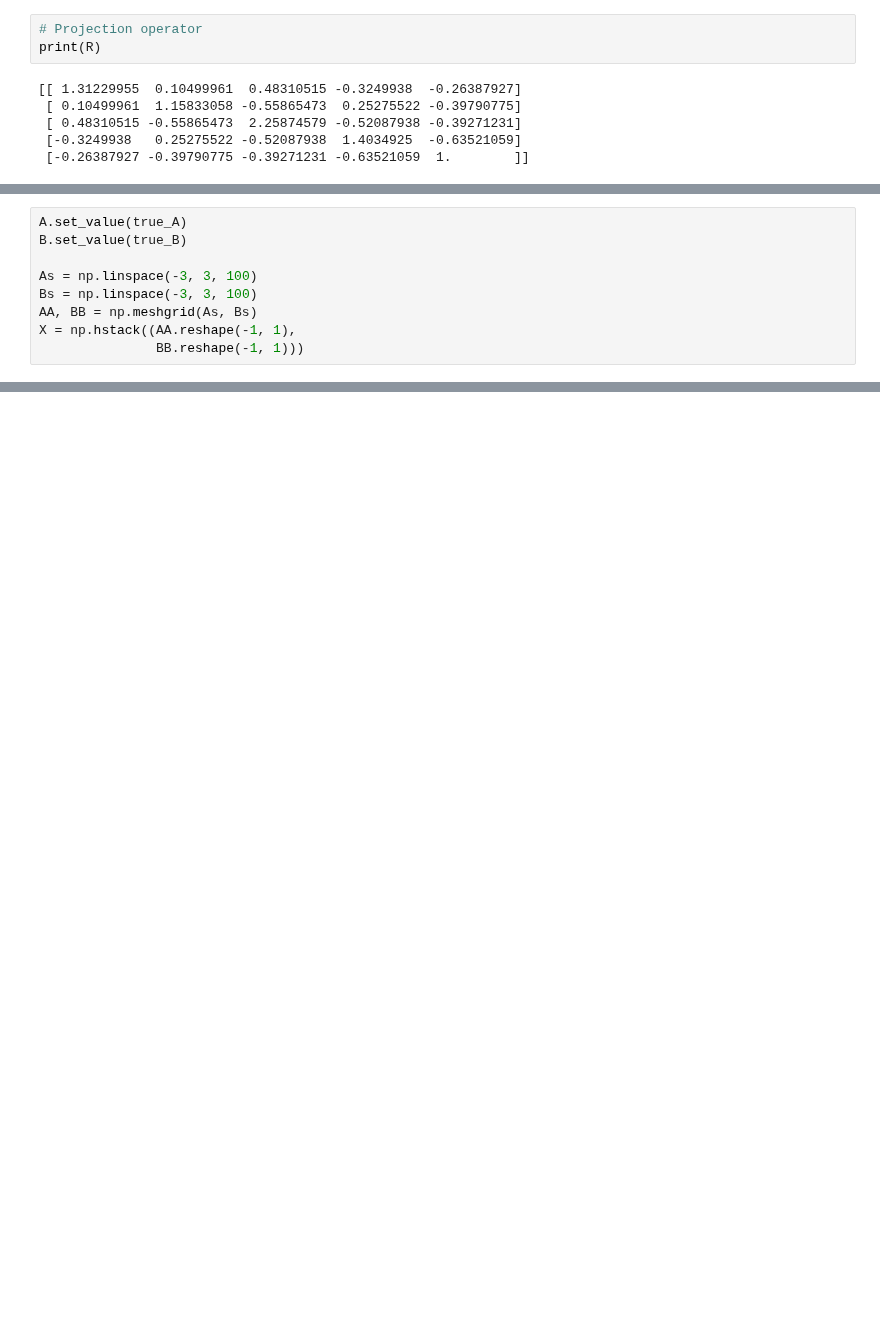
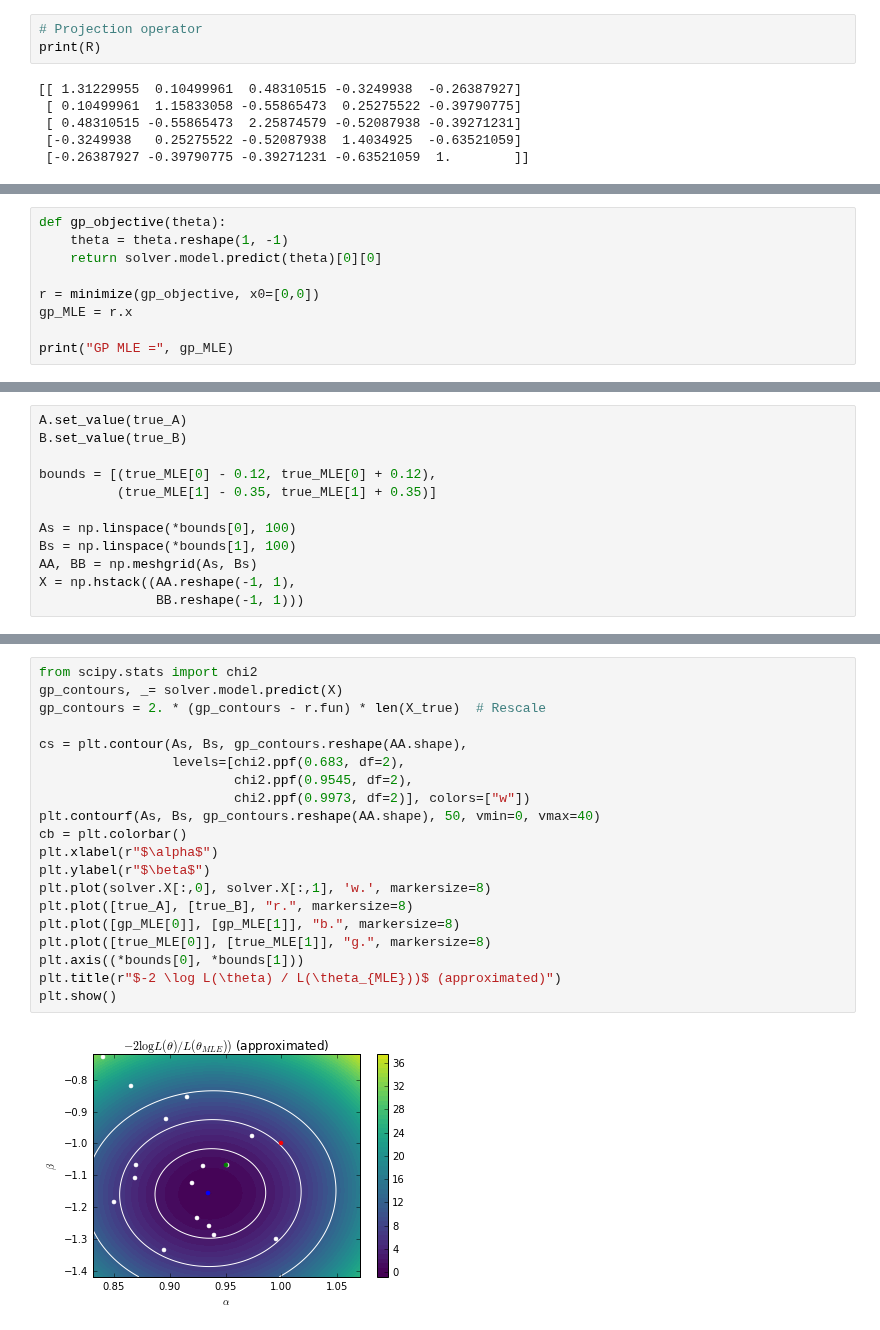
Before and after one commit to diana-hep/carl, a Jupyter notebook: examples/Inference from multi-dimensional data.ipynb, the cells around one changed output, grey strips where cells are left out. Saved outputs shown, nothing was run; the diff lists cells and outputs as text; blank space fills up the shorter version.

```diff
--- a/examples/Inference from multi-dimensional data.ipynb
+++ b/examples/Inference from multi-dimensional data.ipynb
@@ -145,0 +240,9 @@ True MLE = [ 1.0063273  -1.01266564]
+# %%
+def gp_objective(theta):
+    theta = theta.reshape(1, -1)
+    return solver.model.predict(theta)[0][0]
+
+r = minimize(gp_objective, x0=[0,0])
+gp_MLE = r.x
+
+print("GP MLE =", gp_MLE)
@@ -147,8 +252,11 @@ True MLE = [ 1.0063273  -1.01266564]
 A.set_value(true_A)
 B.set_value(true_B)
 
-As = np.linspace(-3, 3, 100)
-Bs = np.linspace(-3, 3, 100)
+bounds = [(true_MLE[0] - 0.12, true_MLE[0] + 0.12),
+          (true_MLE[1] - 0.35, true_MLE[1] + 0.35)]
+
+As = np.linspace(*bounds[0], 100)
+Bs = np.linspace(*bounds[1], 100)
 AA, BB = np.meshgrid(As, Bs)
 X = np.hstack((AA.reshape(-1, 1),
                BB.reshape(-1, 1)))
@@ -191,0 +263,22 @@ plt.show()
+# %%
+from scipy.stats import chi2
+gp_contours, _= solver.model.predict(X)
+gp_contours = 2. * (gp_contours - r.fun) * len(X_true)  # Rescale
+
+cs = plt.contour(As, Bs, gp_contours.reshape(AA.shape),
+                 levels=[chi2.ppf(0.683, df=2),
+                         chi2.ppf(0.9545, df=2),
+                         chi2.ppf(0.9973, df=2)], colors=["w"])
+plt.contourf(As, Bs, gp_contours.reshape(AA.shape), 50, vmin=0, vmax=40)
+cb = plt.colorbar()
+plt.xlabel(r"$\alpha$")
+plt.ylabel(r"$\beta$")
+plt.plot(solver.X[:,0], solver.X[:,1], 'w.', markersize=8)
+plt.plot([true_A], [true_B], "r.", markersize=8)
+plt.plot([gp_MLE[0]], [gp_MLE[1]], "b.", markersize=8)
+plt.plot([true_MLE[0]], [true_MLE[1]], "g.", markersize=8)
+plt.axis((*bounds[0], *bounds[1]))
+plt.title(r"$-2 \log L(\theta) / L(\theta_{MLE}))$ (approximated)")
+plt.show()
+# %% [output]
+[figure, added]
```
Also changed, not shown: parts of 23 cells of this notebook, 2 other files.
